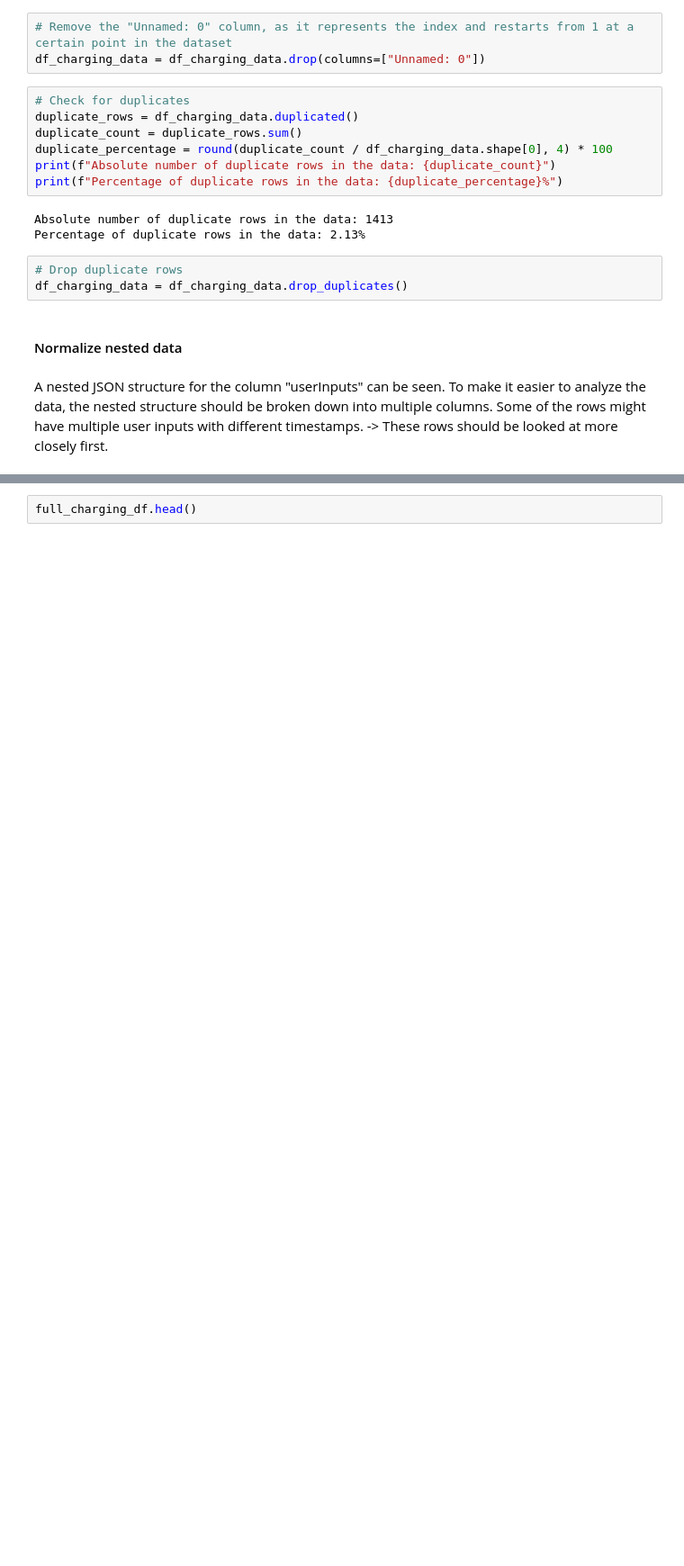
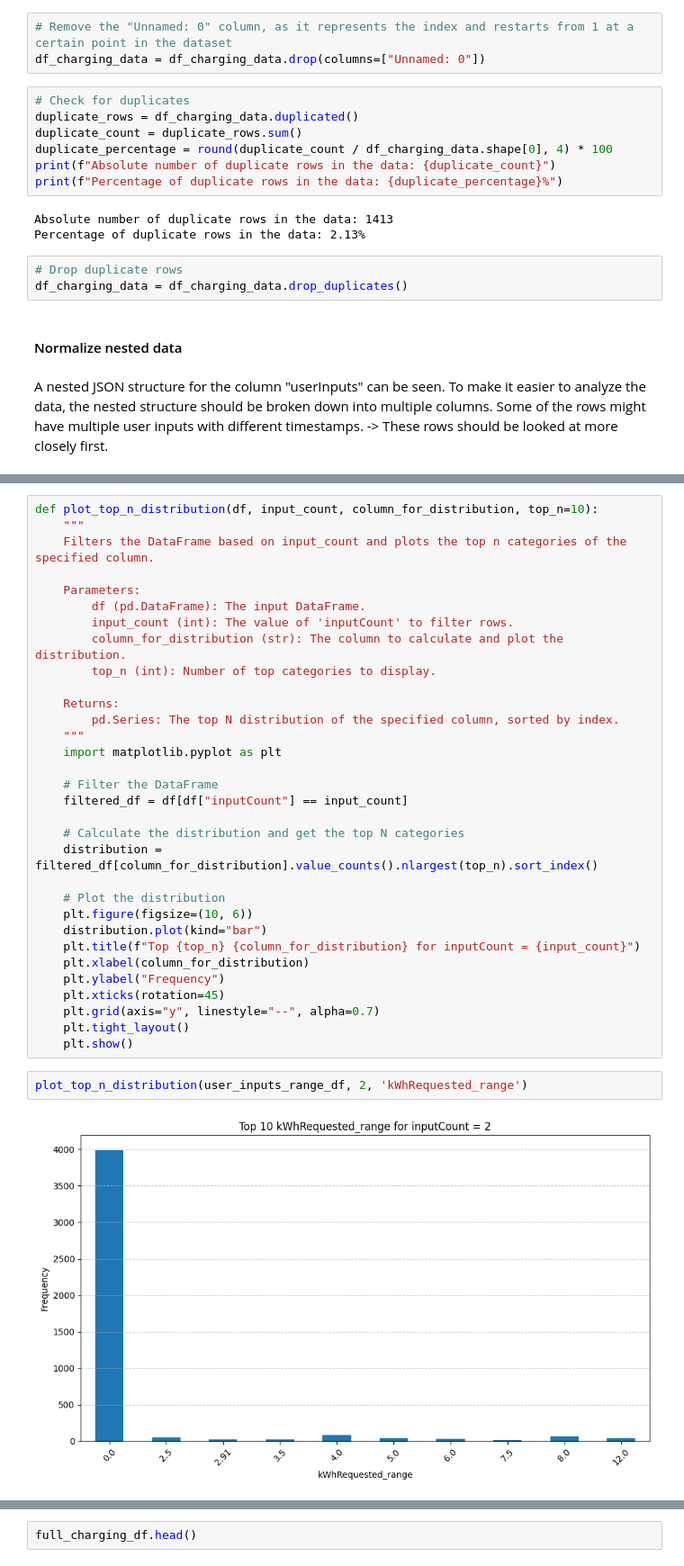
Before and after one commit to Amocon/A-Team_AA-Team-Assignment_2024, a Jupyter notebook: aa_team_assignment/data_preparation.ipynb, the cells around one changed output, grey strips where cells are left out. Shown at 90% size. Drawn from its saved outputs; the diff is of its cells as text; blank space fills up the shorter version.

Commit message:
Detailed exploration of multiple user inputs in single session

```diff
--- a/aa_team_assignment/data_preparation.ipynb
+++ b/aa_team_assignment/data_preparation.ipynb
@@ -162,0 +205,36 @@ nested_df.head()
+# %%
+def plot_top_n_distribution(df, input_count, column_for_distribution, top_n=10):
+    """
+    Filters the DataFrame based on input_count and plots the top n categories of the specified column.
+
+    Parameters:
+        df (pd.DataFrame): The input DataFrame.
+        input_count (int): The value of 'inputCount' to filter rows.
+        column_for_distribution (str): The column to calculate and plot the distribution.
+        top_n (int): Number of top categories to display.
+
+    Returns:
+        pd.Series: The top N distribution of the specified column, sorted by index.
+    """
+    import matplotlib.pyplot as plt
+
+    # Filter the DataFrame
+    filtered_df = df[df["inputCount"] == input_count]
+
+    # Calculate the distribution and get the top N categories
+    distribution = filtered_df[column_for_distribution].value_counts().nlargest(top_n).sort_index()
+
+    # Plot the distribution
+    plt.figure(figsize=(10, 6))
+    distribution.plot(kind="bar")
+    plt.title(f"Top {top_n} {column_for_distribution} for inputCount = {input_count}")
+    plt.xlabel(column_for_distribution)
+    plt.ylabel("Frequency")
+    plt.xticks(rotation=45)
+    plt.grid(axis="y", linestyle="--", alpha=0.7)
+    plt.tight_layout()
+    plt.show()
+# %%
+plot_top_n_distribution(user_inputs_range_df, 2, 'kWhRequested_range')
+# %% [output]
+[figure, added]
```
Also changed, not shown: parts of 15 cells of this notebook.
